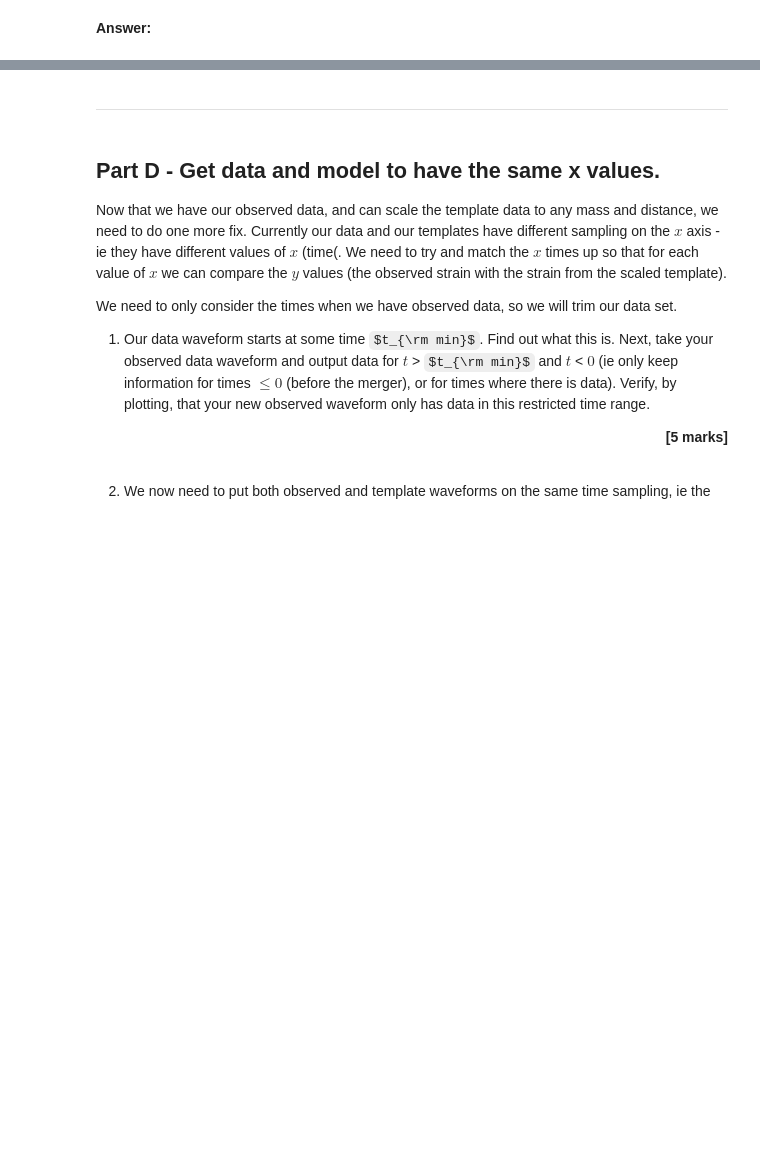
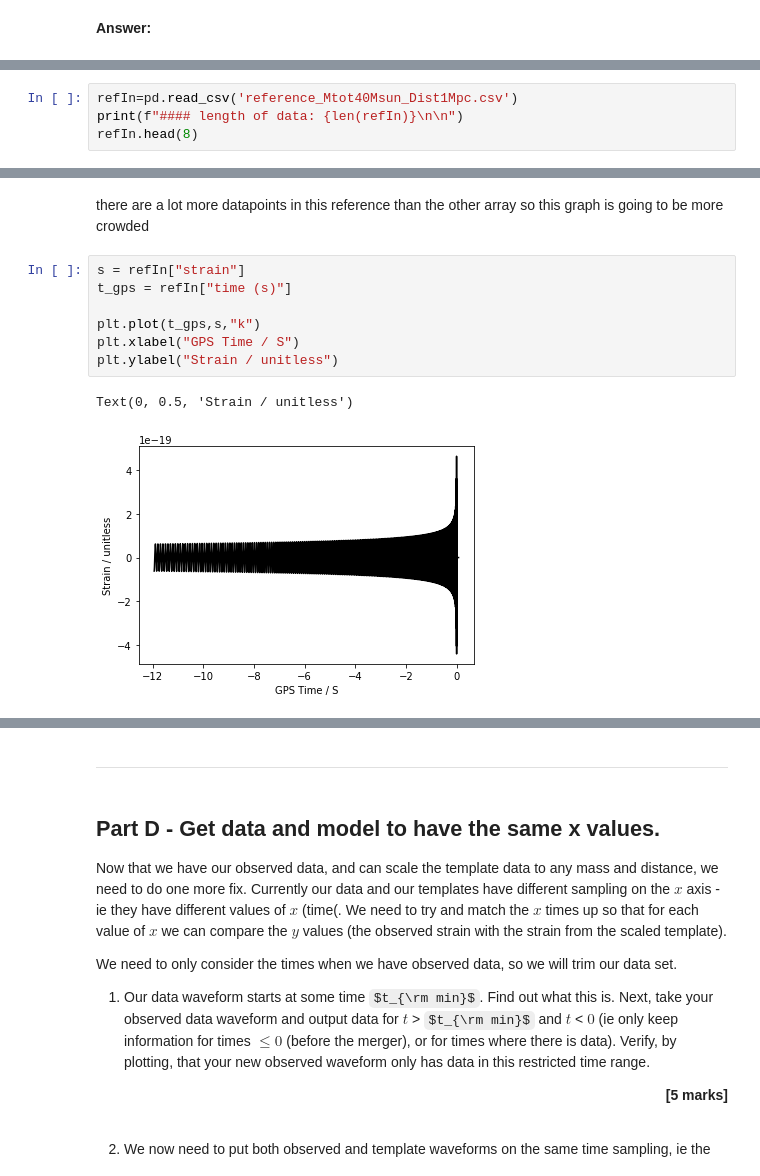
Before and after one commit to Clarke-Jools-36/DataAnalysis22, a Jupyter notebook: CA2_MiniProject.ipynb, the cells around one changed output, grey strips where cells are left out. Saved outputs shown, nothing was run; the diff lists cells and outputs as text; some formulas as TeX source; blank space fills up the shorter version.

```diff
--- a/CA2_MiniProject.ipynb
+++ b/CA2_MiniProject.ipynb
@@ -204,0 +222,4 @@ You will need to follow the steps below when answering this question:
+# %%
+refIn=pd.read_csv('reference_Mtot40Msun_Dist1Mpc.csv')
+print(f"#### length of data: {len(refIn)}\n\n")
+refIn.head(8)
@@ -204,0 +237,12 @@ You will need to follow the steps below when answering this question:
+# %% [markdown]
+there are a lot more datapoints in this reference than the other array so this graph is going to be more crowded
+# %%
+s = refIn["strain"]
+t_gps = refIn["time (s)"]
+
+plt.plot(t_gps,s,"k")
+plt.xlabel("GPS Time / S")
+plt.ylabel("Strain / unitless")
+# %% [output]
+Text(0, 0.5, 'Strain / unitless')
+[figure, added]
```
Also changed, not shown: parts of 28 cells of this notebook.
